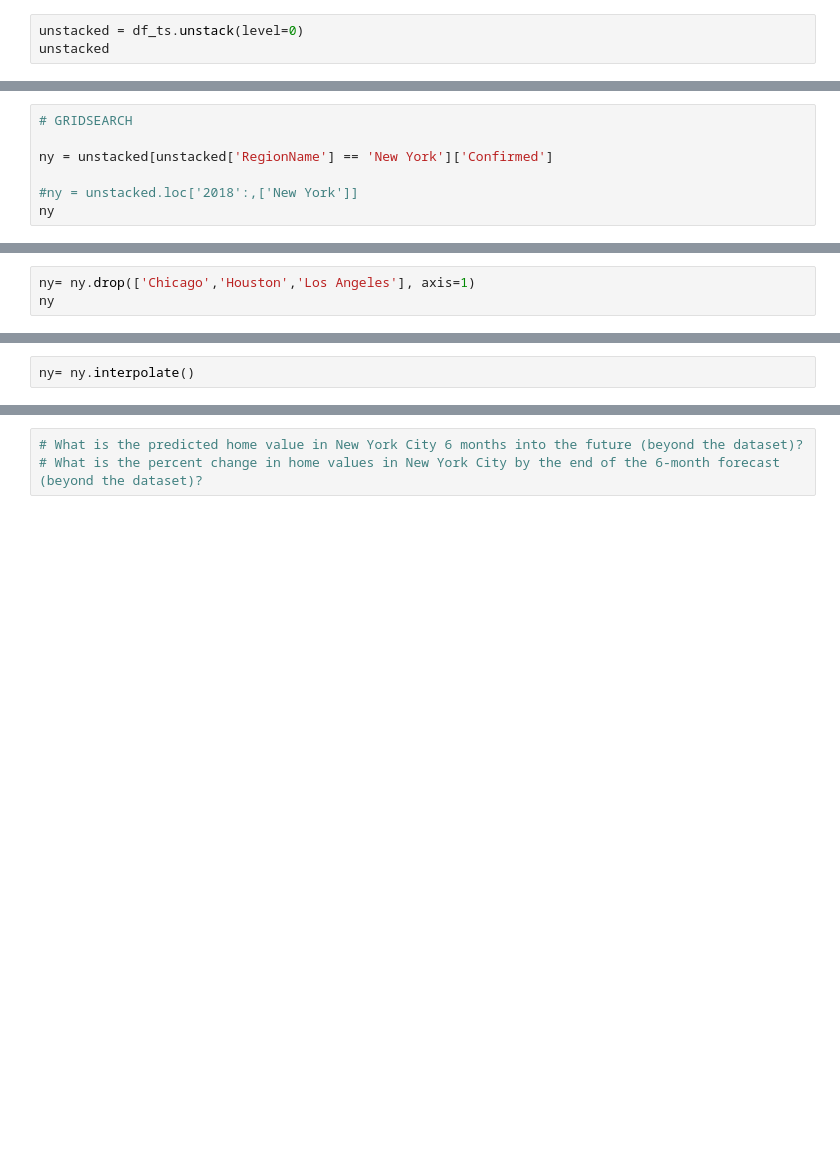
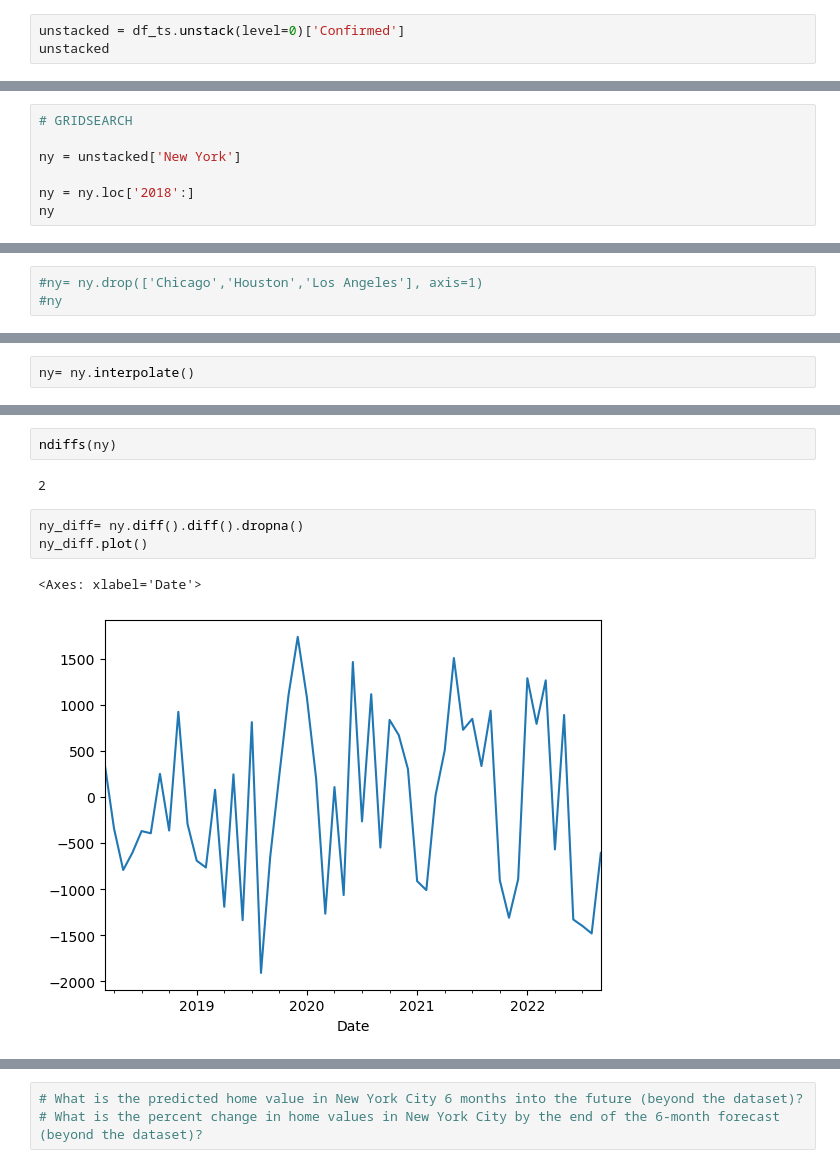
Before and after one commit to sof2401/Data-Visualization, a Jupyter notebook: Gridsearch SARIMA Models (Core).ipynb, the cells around one changed output, grey strips where cells are left out. Saved outputs shown, nothing was run; the diff lists cells and outputs as text; blank space fills up the shorter version.

```diff
--- a/Gridsearch SARIMA Models (Core).ipynb
+++ b/Gridsearch SARIMA Models (Core).ipynb
@@ -288,5 +301,5 @@ def thousands(x,pos):
 fmt_mill = mticks.FuncFormatter(millions)
 fmt_thous = mticks.FuncFormatter(thousands)
 # %%
-unstacked = df_ts.unstack(level=0)
+unstacked = df_ts.unstack(level=0)['Confirmed']
 unstacked
@@ -295,7 +325,7 @@ ax= unstacked.plot()
 # %%
 # GRIDSEARCH
 
-ny = unstacked[unstacked['RegionName'] == 'New York']['Confirmed']
+ny = unstacked['New York']
 
-#ny = unstacked.loc['2018':,['New York']]
+ny = ny.loc['2018':]
 ny
@@ -302,5 +350,5 @@ ny
 # %%
-ny= ny.drop(['Chicago','Houston','Los Angeles'], axis=1)
-ny
+#ny= ny.drop(['Chicago','Houston','Los Angeles'], axis=1)
+#ny
 # %%
 ny.isna().sum()
@@ -317 +379,11 @@ fig.tight_layout()
+# %%
+ndiffs(ny)
+# %% [output]
+2
+# %%
+ny_diff= ny.diff().diff().dropna()
+ny_diff.plot()
+# %% [output]
+<Axes: xlabel='Date'>
+[figure, added]
 # %%
```
Also changed, not shown: parts of 16 cells of this notebook, 1 other file.
